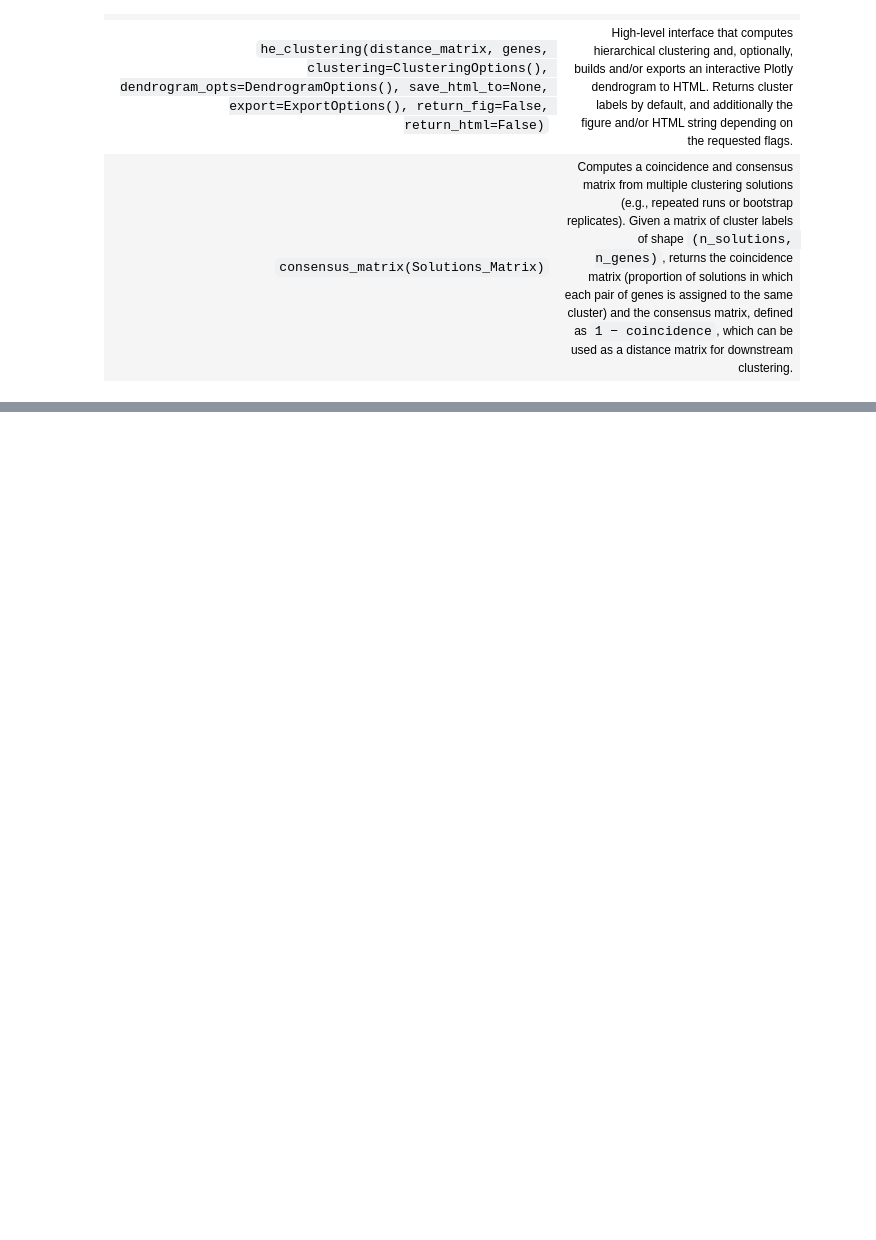
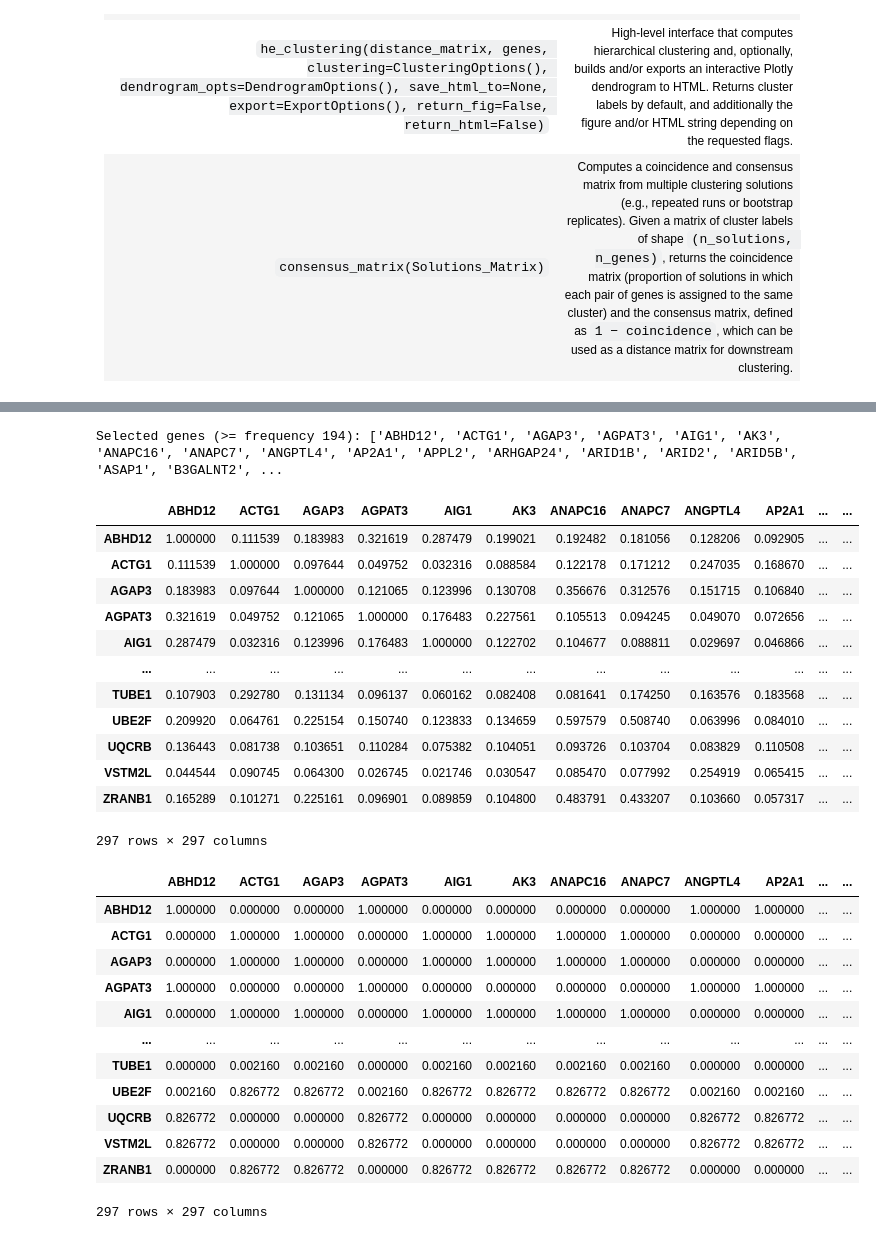
Before and after one commit to BenjaminGonzalezH/ItalianEdge, a Jupyter notebook: examples/Pipeline_documented.ipynb, the cells around one changed output, grey strips where cells are left out. Drawn from its saved outputs; the diff is of its cells as text; code cells hidden in the pictures; blank space fills up the shorter version.

```diff
--- a/examples/Pipeline_documented.ipynb
+++ b/examples/Pipeline_documented.ipynb
@@ -572,7 +574,7 @@ option = gene_similarity.GeneSimilarityOptions(
     load_go_terms=True,
     num_threads_go3=0,
 )
-wang_sim_matrix = gene_similarity.compute_gene_similarity_matrix_by_batch(genes_symbols,
+_, wang_sim_matrix = gene_similarity.compute_gene_similarity_matrix_by_batch(genes_symbols,
     obo_path=obo_path,
     gaf_path=gaf_path,
     go3_opts=option
@@ -1076,9 +1084,9 @@ def average_matrices(matrix_a: np.ndarray, matrix_b: np.ndarray, method: str, we
     np.fill_diagonal(result, 1.0)
     return result
 # %%
-# Calculus if jaccard distance between solution.
+# Compute the Jaccard similarity between solutions.
 Jaccard_Matrix = jaccard_values.jaccard_index_solutions(Solution_Matrix)
-print("La matriz asociada a soluciones sigue el siguiente formato: ")
+print("The solution-associated matrix follows this format:")
 pprint(Jaccard_Matrix)
 actions.save_matrix(Jaccard_Matrix, RESULTS_DIR / "jaccard_matrix.npy")
 
@@ -1089,7 +1097,7 @@ heatmaps.plot_clustered_heatmap(
     save_filepath=str(RESULTS_DIR / "clustered_similar.html")
 )
 
-opt = he_clustering.InconsistencyClusteringOptions(
+opt = he_clustering_inc.InconsistencyClusteringOptions(
     method = "average",
     depth = 2,
     n_candidates = 4,
@@ -1100,7 +1108,7 @@ opt = he_clustering.InconsistencyClusteringOptions(
     verbose = True
 )
 
-output = he_clustering.he_inconsistency_clustering(
+output = he_clustering_inc.he_inconsistency_clustering(
     1 - Jaccard_Matrix,
     genes=labels,
     clustering = opt,
@@ -1379 +1353,49 @@ fig.show()
+# %%
+# Frequency of each gene across the shared-gene sets, with an automatic Otsu
+# cutoff separating incidental genes from recurrently-shared ones, and a
+# biological (Wang) + co-occurrence (Jaccard) summary of the selected genes.
+shared_freq_df = cds.compute_gene_frequencies(shared_df, "Shared Genes")
+shared_cutoff = cds.compute_frequency_cutoff(shared_freq_df)
+fig = cds.plot_frequency_cutoff(shared_freq_df, shared_cutoff, title="Shared genes frequency cutoff")
+fig.show()
+
+result = cds.summarize_genes(
+    shared_df,
+    gene_column="Shared Genes",
+    gene_ids=genes_symbols,
+    gene_similarity_matrix=wang_sim_matrix,
+    label="Shared Genes",
+)
+print(f"Selected genes (>= frequency {result.cutoff_used}): {result.selected_genes}")
+display(result.similarity_submatrix)
+display(result.cooccurrence_df)
+result.frequency_figure.show()
+# %% [output]
+Selected genes (>= frequency 194): ['ABHD12', 'ACTG1', 'AGAP3', 'AGPAT3', 'AIG1', 'AK3', 'ANAPC16', 'ANAPC7', 'ANGPTL4', 'AP2A1', 'APPL2', 'ARHGAP24', 'ARID1B', 'ARID2', 'ARID5B', 'ASAP1', 'B3GALNT2', ...
+|  | ABHD12 | ACTG1 | AGAP3 | AGPAT3 | AIG1 | AK3 | ANAPC16 | ANAPC7 | ANGPTL4 | AP2A1 | ... | ... |
+| ABHD12 | 1.000000 | 0.111539 | 0.183983 | 0.321619 | 0.287479 | 0.199021 | 0.192482 | 0.181056 | 0.128206 | 0.092905 | ... | ... |
+| ACTG1 | 0.111539 | 1.000000 | 0.097644 | 0.049752 | 0.032316 | 0.088584 | 0.122178 | 0.171212 | 0.247035 | 0.168670 | ... | ... |
+| AGAP3 | 0.183983 | 0.097644 | 1.000000 | 0.121065 | 0.123996 | 0.130708 | 0.356676 | 0.312576 | 0.151715 | 0.106840 | ... | ... |
+| AGPAT3 | 0.321619 | 0.049752 | 0.121065 | 1.000000 | 0.176483 | 0.227561 | 0.105513 | 0.094245 | 0.049070 | 0.072656 | ... | ... |
+| AIG1 | 0.287479 | 0.032316 | 0.123996 | 0.176483 | 1.000000 | 0.122702 | 0.104677 | 0.088811 | 0.029697 | 0.046866 | ... | ... |
+| ... | ... | ... | ... | ... | ... | ... | ... | ... | ... | ... | ... | ... |
+| TUBE1 | 0.107903 | 0.292780 | 0.131134 | 0.096137 | 0.060162 | 0.082408 | 0.081641 | 0.174250 | 0.163576 | 0.183568 | ... | ... |
+| UBE2F | 0.209920 | 0.064761 | 0.225154 | 0.150740 | 0.123833 | 0.134659 | 0.597579 | 0.508740 | 0.063996 | 0.084010 | ... | ... |
+| UQCRB | 0.136443 | 0.081738 | 0.103651 | 0.110284 | 0.075382 | 0.104051 | 0.093726 | 0.103704 | 0.083829 | 0.110508 | ... | ... |
+| VSTM2L | 0.044544 | 0.090745 | 0.064300 | 0.026745 | 0.021746 | 0.030547 | 0.085470 | 0.077992 | 0.254919 | 0.065415 | ... | ... |
+| ZRANB1 | 0.165289 | 0.101271 | 0.225161 | 0.096901 | 0.089859 | 0.104800 | 0.483791 | 0.433207 | 0.103660 | 0.057317 | ... | ... |
+297 rows × 297 columns
+|  | ABHD12 | ACTG1 | AGAP3 | AGPAT3 | AIG1 | AK3 | ANAPC16 | ANAPC7 | ANGPTL4 | AP2A1 | ... | ... |
+| ABHD12 | 1.000000 | 0.000000 | 0.000000 | 1.000000 | 0.000000 | 0.000000 | 0.000000 | 0.000000 | 1.000000 | 1.000000 | ... | ... |
+| ACTG1 | 0.000000 | 1.000000 | 1.000000 | 0.000000 | 1.000000 | 1.000000 | 1.000000 | 1.000000 | 0.000000 | 0.000000 | ... | ... |
+| AGAP3 | 0.000000 | 1.000000 | 1.000000 | 0.000000 | 1.000000 | 1.000000 | 1.000000 | 1.000000 | 0.000000 | 0.000000 | ... | ... |
+| AGPAT3 | 1.000000 | 0.000000 | 0.000000 | 1.000000 | 0.000000 | 0.000000 | 0.000000 | 0.000000 | 1.000000 | 1.000000 | ... | ... |
+| AIG1 | 0.000000 | 1.000000 | 1.000000 | 0.000000 | 1.000000 | 1.000000 | 1.000000 | 1.000000 | 0.000000 | 0.000000 | ... | ... |
+| ... | ... | ... | ... | ... | ... | ... | ... | ... | ... | ... | ... | ... |
+| TUBE1 | 0.000000 | 0.002160 | 0.002160 | 0.000000 | 0.002160 | 0.002160 | 0.002160 | 0.002160 | 0.000000 | 0.000000 | ... | ... |
+| UBE2F | 0.002160 | 0.826772 | 0.826772 | 0.002160 | 0.826772 | 0.826772 | 0.826772 | 0.826772 | 0.002160 | 0.002160 | ... | ... |
+| UQCRB | 0.826772 | 0.000000 | 0.000000 | 0.826772 | 0.000000 | 0.000000 | 0.000000 | 0.000000 | 0.826772 | 0.826772 | ... | ... |
+| VSTM2L | 0.826772 | 0.000000 | 0.000000 | 0.826772 | 0.000000 | 0.000000 | 0.000000 | 0.000000 | 0.826772 | 0.826772 | ... | ... |
+| ZRANB1 | 0.000000 | 0.826772 | 0.826772 | 0.000000 | 0.826772 | 0.826772 | 0.826772 | 0.826772 | 0.000000 | 0.000000 | ... | ... |
+297 rows × 297 columns
 # %% [markdown]
```
Also changed, not shown: parts of 22 cells of this notebook, 38 other files.
